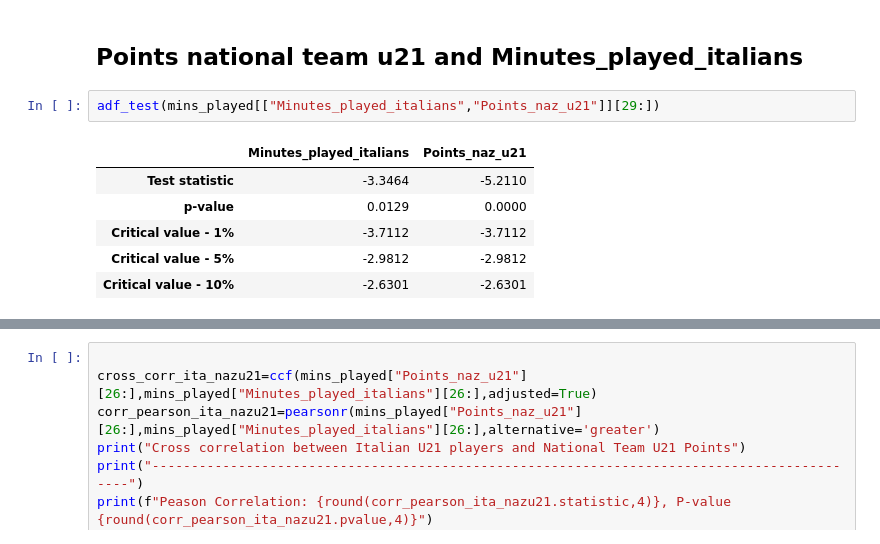
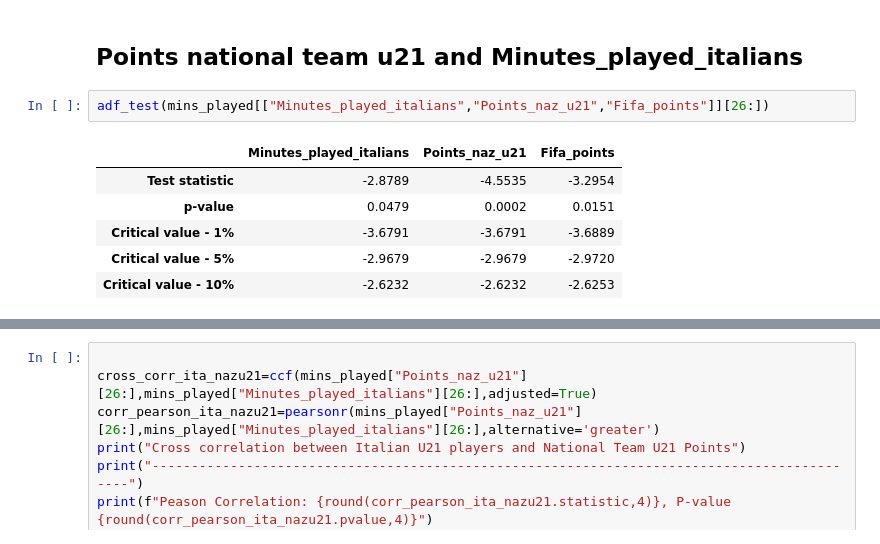
Before and after one commit to frapic98/Minutes-played-by-under-21-players-in-Serie-a, a Jupyter notebook: granger_casuality_ccn.ipynb, the cells around one changed output, grey strips where cells are left out. Saved outputs shown, nothing was run; the diff lists cells and outputs as text.

```diff
--- a/granger_casuality_ccn.ipynb
+++ b/granger_casuality_ccn.ipynb
@@ -103,11 +114,11 @@ Lag2 Correlation: -0.4313, P-value 0.0219
 # %% [markdown]
 ## Points national team  u21 and Minutes_played_italians
 # %%
-adf_test(mins_played[["Minutes_played_italians","Points_naz_u21"]][29:])
+adf_test(mins_played[["Minutes_played_italians","Points_naz_u21","Fifa_points"]][26:])
 # %% [output]
-|  | Minutes_played_italians | Points_naz_u21 |
-| Test statistic | -3.3464 | -5.2110 |
-| p-value | 0.0129 | 0.0000 |
-| Critical value - 1% | -3.7112 | -3.7112 |
-| Critical value - 5% | -2.9812 | -2.9812 |
-| Critical value - 10% | -2.6301 | -2.6301 |
+|  | Minutes_played_italians | Points_naz_u21 | Fifa_points |
+| Test statistic | -2.8789 | -4.5535 | -3.2954 |
+| p-value | 0.0479 | 0.0002 | 0.0151 |
+| Critical value - 1% | -3.6791 | -3.6791 | -3.6889 |
+| Critical value - 5% | -2.9679 | -2.9679 | -2.9720 |
+| Critical value - 10% | -2.6232 | -2.6232 | -2.6253 |
```
Also changed, not shown: parts of 6 cells of this notebook, 1 other file.
